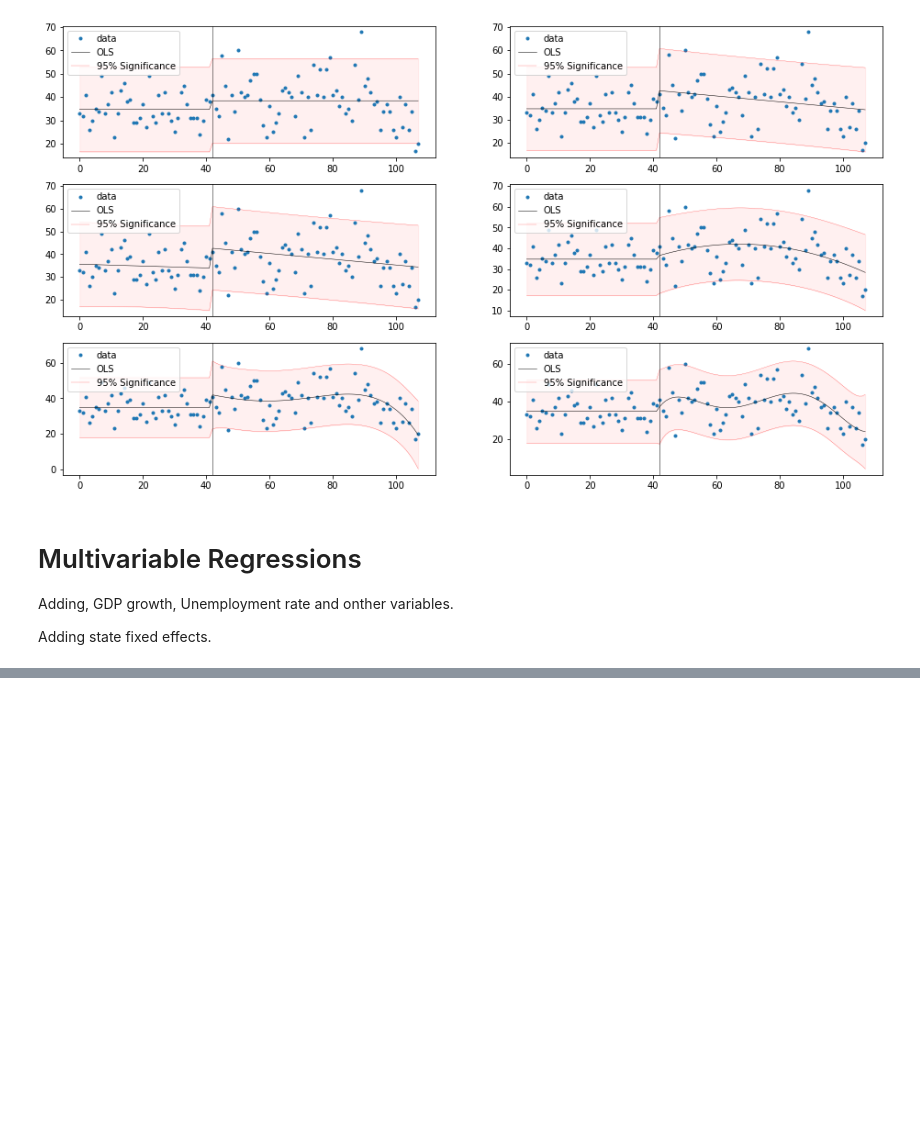
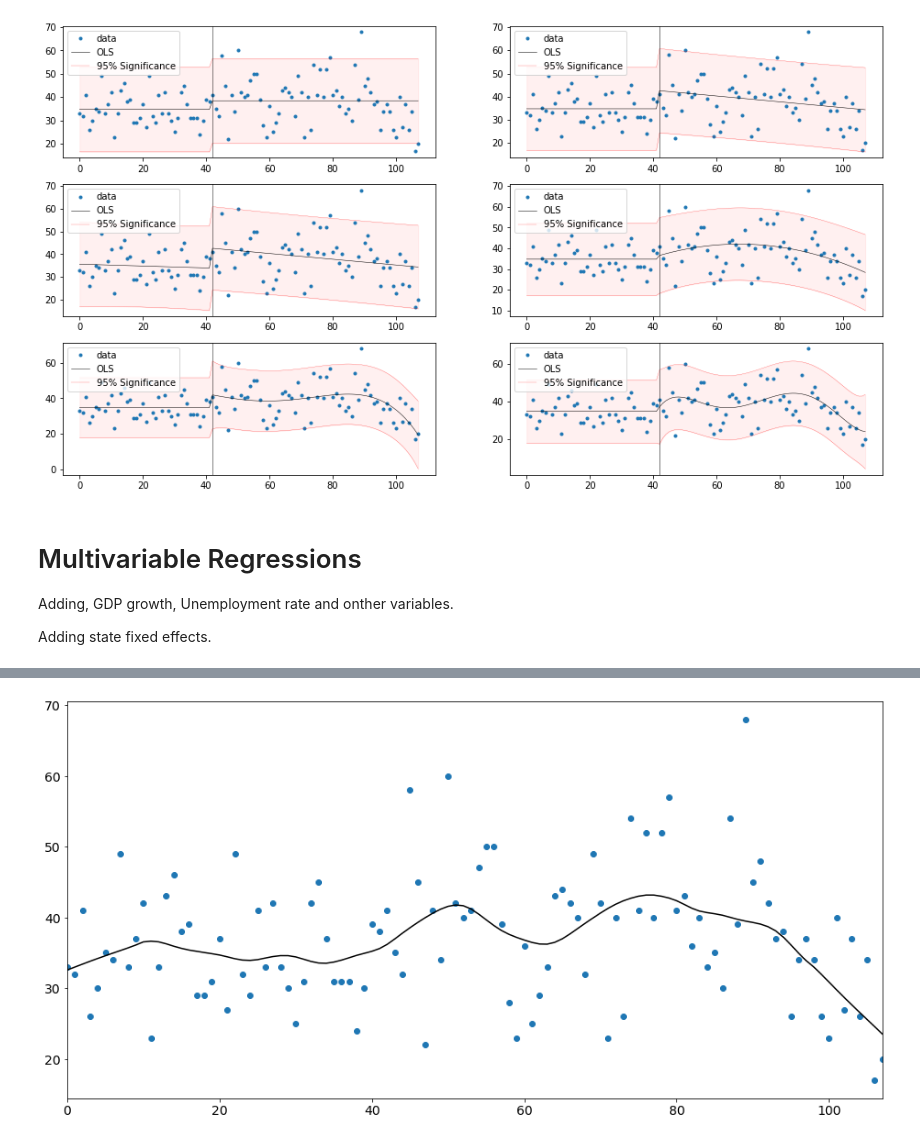
Before and after one commit to caxaxa/PhD_Empirics, a Jupyter notebook: Data_Analysis.ipynb, the cells around one changed output, grey strips where cells are left out. Cells and saved outputs as stored; diff of their text form; code cells hidden in the pictures; blank space fills up the shorter version.

```diff
--- a/Data_Analysis.ipynb
+++ b/Data_Analysis.ipynb
@@ -497,0 +628,11 @@ fig.savefig('emp3.pdf')
+# %%
+smoothed = sm.nonparametric.lowess(exog=mdf['t1'], endog= mdf['offences'], frac=0.2)
+# %%
+# Plot the fit line
+fig, ax = pylab.subplots()
+
+ax.scatter(mdf['t1'], mdf['offences'])
+ax.plot(smoothed[:, 0], smoothed[:, 1], c="k")
+pylab.autoscale(enable=True, axis="x", tight=True)
+# %% [output]
+[figure, added]
```
Also changed, not shown: parts of 13 cells of this notebook.
